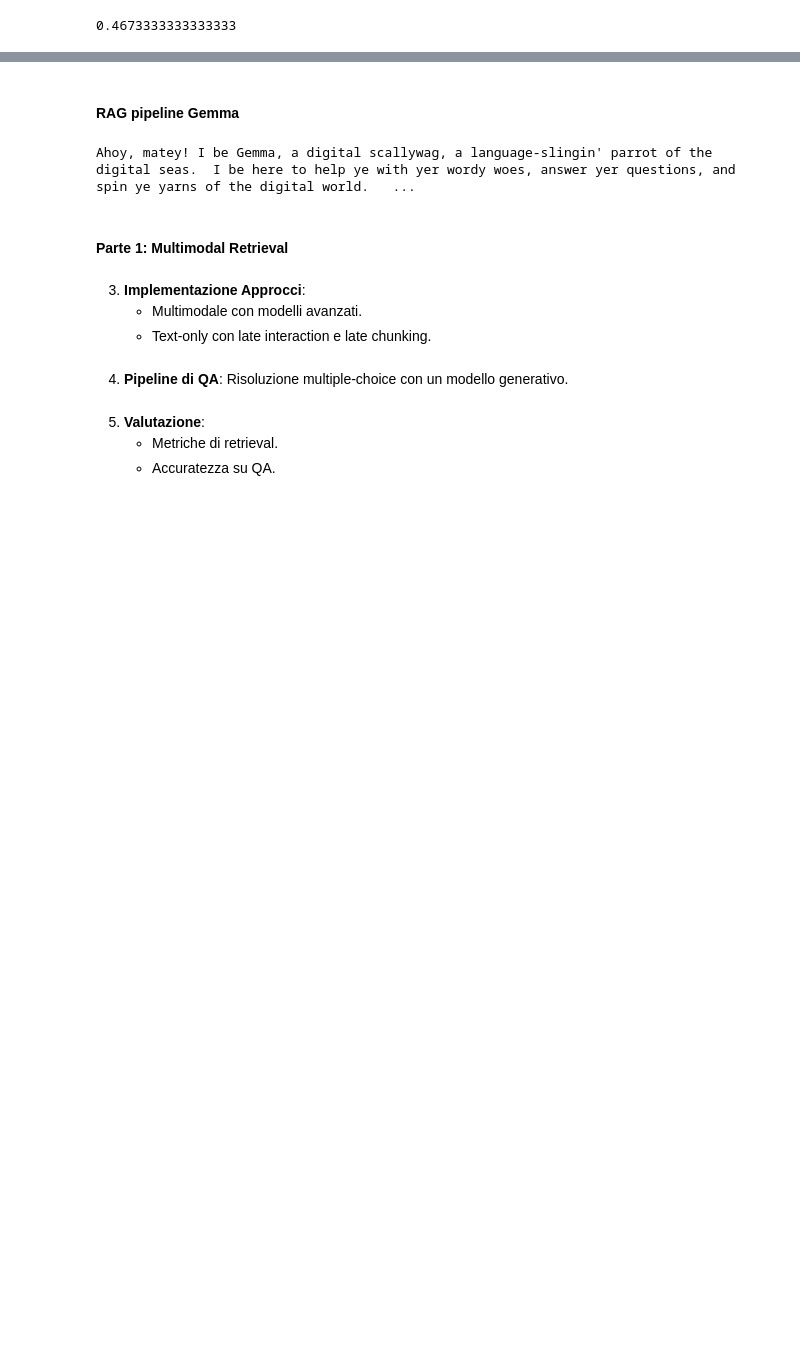
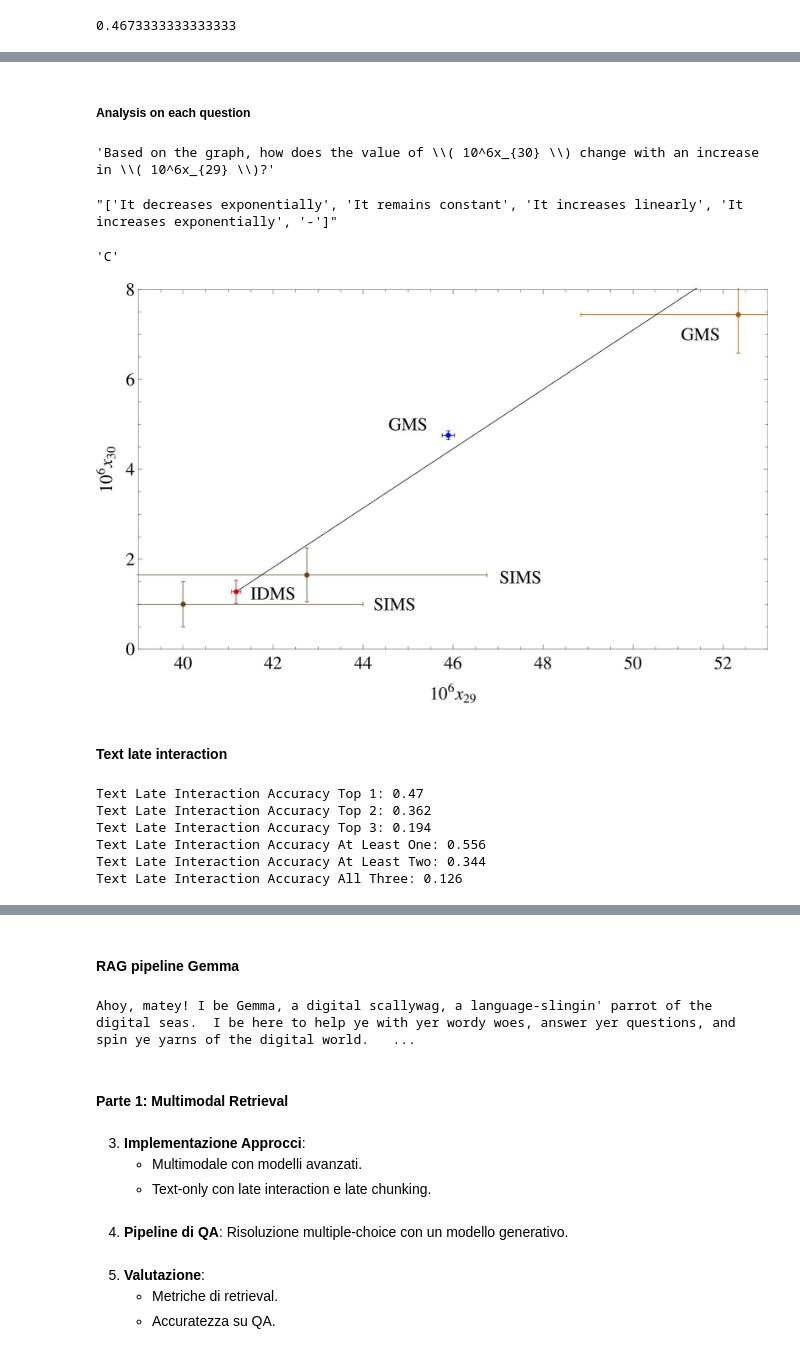
Before and after one commit to Robertogiordano/MultiGraphQA, a Jupyter notebook: notebook.ipynb, the cells around one changed output, grey strips where cells are left out. Cells and saved outputs as stored; diff of their text form; code cells hidden in the pictures; blank space fills up the shorter version.

```diff
--- a/notebook.ipynb
+++ b/notebook.ipynb
@@ -1001,0 +997,2 @@ sum(df_generated['gold_answer'] == df_generated['generated'] )/len(df_generated
+# %%
+ds = pd.read_parquet(PATH+'data/test-00000-of-00001.parquet')
@@ -1001,0 +1116,22 @@ sum(df_generated['gold_answer'] == df_generated['generated'] )/len(df_generated
+# %% [markdown]
+##### Analysis on each question
+# %%
+q_ind=93
+# %%
+ds.iloc[q_ind]['query']
+# %% [output]
+'Based on the graph, how does the value of \\( 10^6x_{30} \\) change with an increase in \\( 10^6x_{29} \\)?'
+# %%
+ds.iloc[q_ind]['options']
+# %% [output]
+"['It decreases exponentially', 'It remains constant', 'It increases linearly', 'It increases exponentially', '-']"
+# %%
+ds.iloc[q_ind]['answer']
+# %% [output]
+'C'
+# %%
+Image.open(io.BytesIO(ds.iloc[q_ind]['image']['bytes']))
+# %% [output]
+[figure, added]
+# %% [markdown]
+#### Text late interaction
@@ -1001,0 +1159,16 @@ sum(df_generated['gold_answer'] == df_generated['generated'] )/len(df_generated
+# %%
+# Print all
+
+print(f"Text Late Interaction Accuracy Top 1: {acc_top1}")
+print(f"Text Late Interaction Accuracy Top 2: {acc_top2}")
+print(f"Text Late Interaction Accuracy Top 3: {acc_top3}")
+print(f"Text Late Interaction Accuracy At Least One: {at_least_one.mean()}")
+print(f"Text Late Interaction Accuracy At Least Two: {at_least_two.mean()}")
+print(f"Text Late Interaction Accuracy All Three: {all_three.mean()}")
+# %% [output]
+Text Late Interaction Accuracy Top 1: 0.47
+Text Late Interaction Accuracy Top 2: 0.362
+Text Late Interaction Accuracy Top 3: 0.194
+Text Late Interaction Accuracy At Least One: 0.556
+Text Late Interaction Accuracy At Least Two: 0.344
+Text Late Interaction Accuracy All Three: 0.126
```
Also changed, not shown: parts of 65 cells of this notebook.
